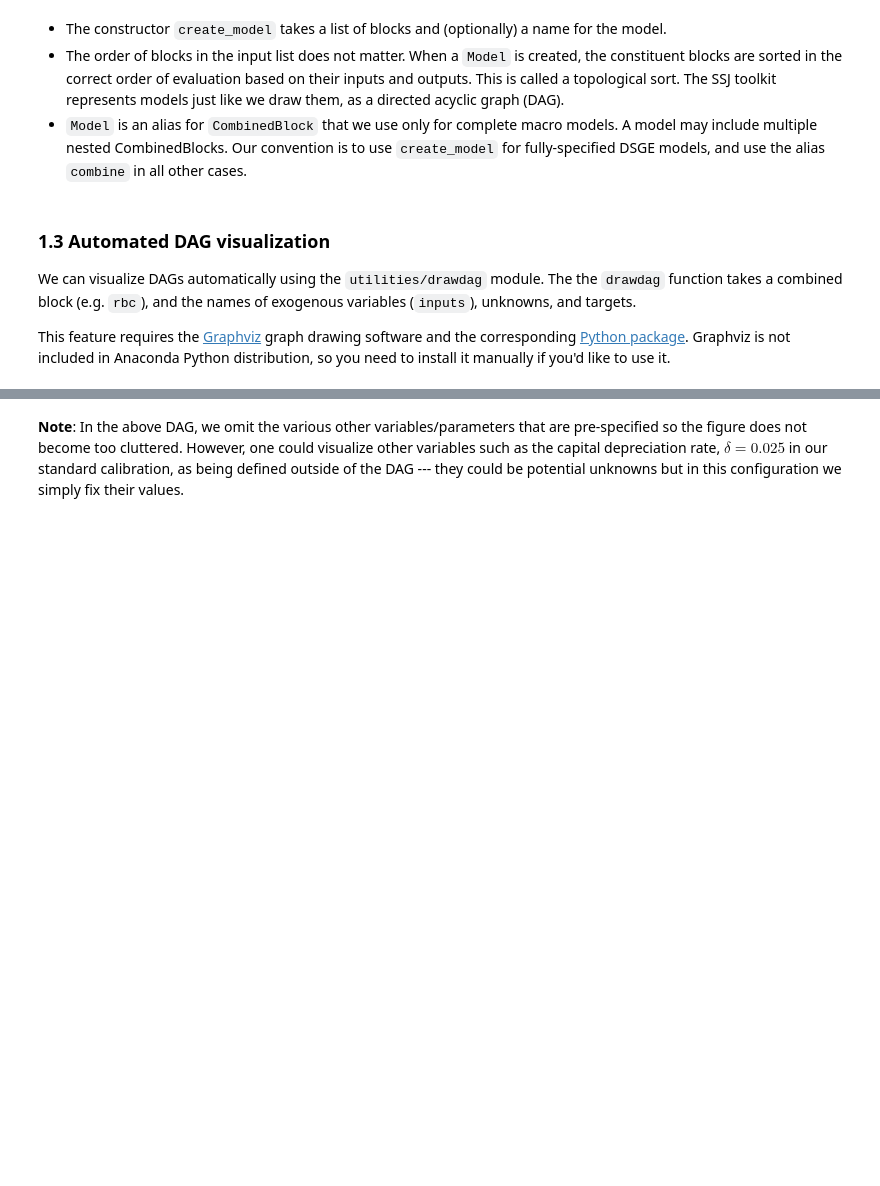
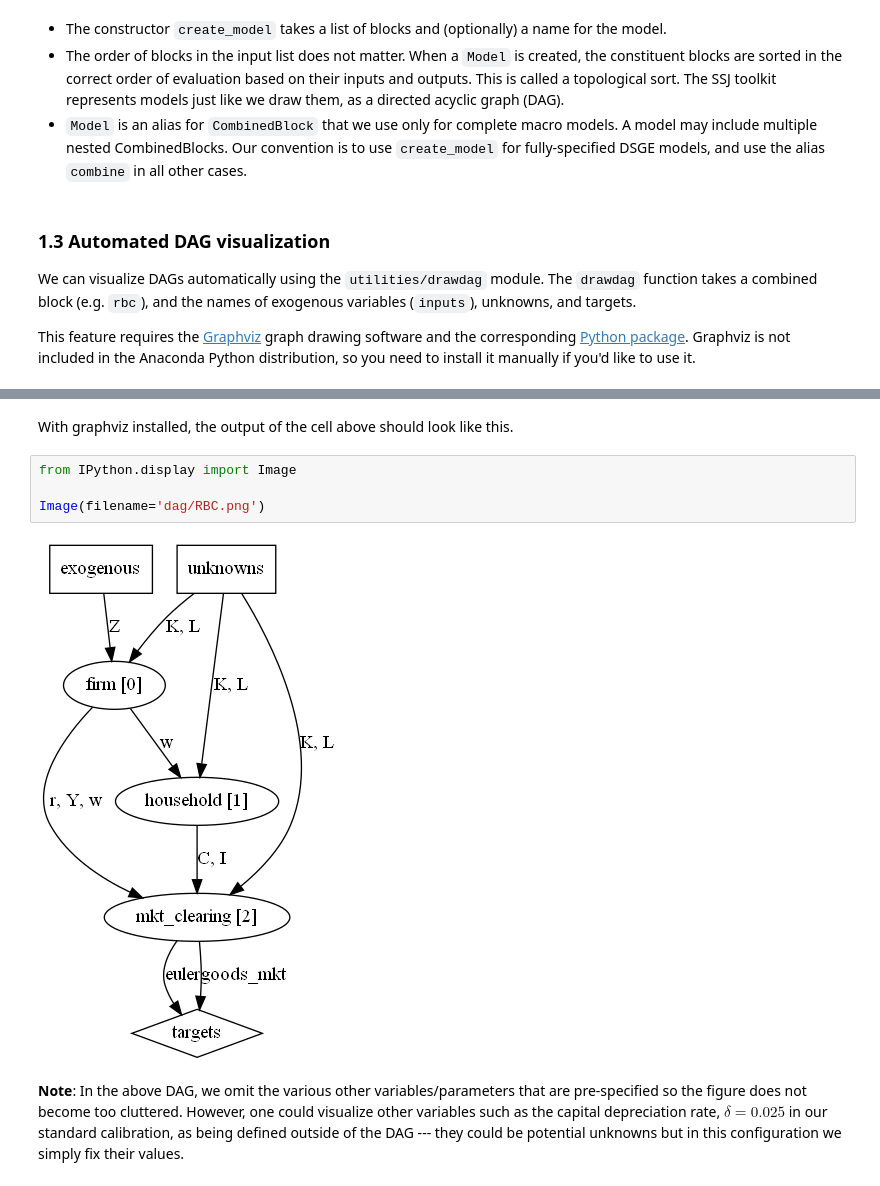
Before and after one commit to shade-econ/sequence-jacobian, a Jupyter notebook: notebooks/rbc.ipynb, the cells around one changed output, grey strips where cells are left out. Saved outputs shown, nothing was run; the diff lists cells and outputs as text; blank space fills up the shorter version.

```diff
--- a/notebooks/rbc.ipynb
+++ b/notebooks/rbc.ipynb
@@ -140,9 +140,9 @@ Blocks: [<SimpleBlock 'firm'>, <SimpleBlock 'household'>, <SimpleBlock 'mkt_clea
 # %% [markdown]
 ### 1.3 Automated DAG visualization
 
-We can visualize DAGs automatically using the `utilities/drawdag` module. The the `drawdag` function takes a combined block (e.g. `rbc`), and the names of exogenous variables (`inputs`), unknowns, and targets.
+We can visualize DAGs automatically using the `utilities/drawdag` module. The `drawdag` function takes a combined block (e.g. `rbc`), and the names of exogenous variables (`inputs`), unknowns, and targets.
 
-This feature requires the [Graphviz](https://www.graphviz.org/) graph drawing software and the corresponding [Python package](https://pypi.org/project/graphviz/). Graphviz is not included in Anaconda Python distribution, so you need to install it manually if you'd like to use it.
+This feature requires the [Graphviz](https://www.graphviz.org/) graph drawing software and the corresponding [Python package](https://pypi.org/project/graphviz/). Graphviz is not included in the Anaconda Python distribution, so you need to install it manually if you'd like to use it.
 # %%
 from sequence_jacobian.utilities.drawdag import drawdag
 
@@ -153,6 +153,14 @@ inputs = ['Z']
 drawdag(rbc, inputs, unknowns, targets)
 # %% [output]
 [drawing not drawn]
+# %% [markdown]
+With graphviz installed, the output of the cell above should look like this.
+# %%
+from IPython.display import Image
+
+Image(filename='dag/RBC.png')
+# %% [output]
+[figure, added]
 # %% [markdown]
 **Note**: In the above DAG, we omit the various other variables/parameters that are pre-specified so the figure does not become too cluttered. However, one could visualize other variables such as the capital depreciation rate, $\delta = 0.025$ in our standard calibration, as being defined outside of the DAG --- they could be potential unknowns but in this configuration we simply fix their values.
 # %% [markdown]
```
Also changed, not shown: 12 other files.
